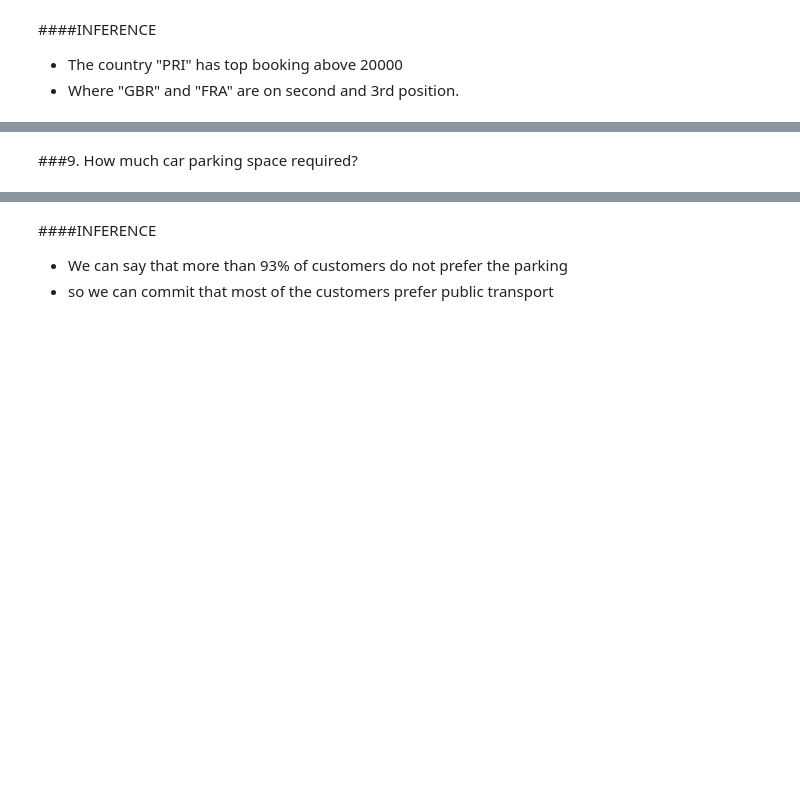
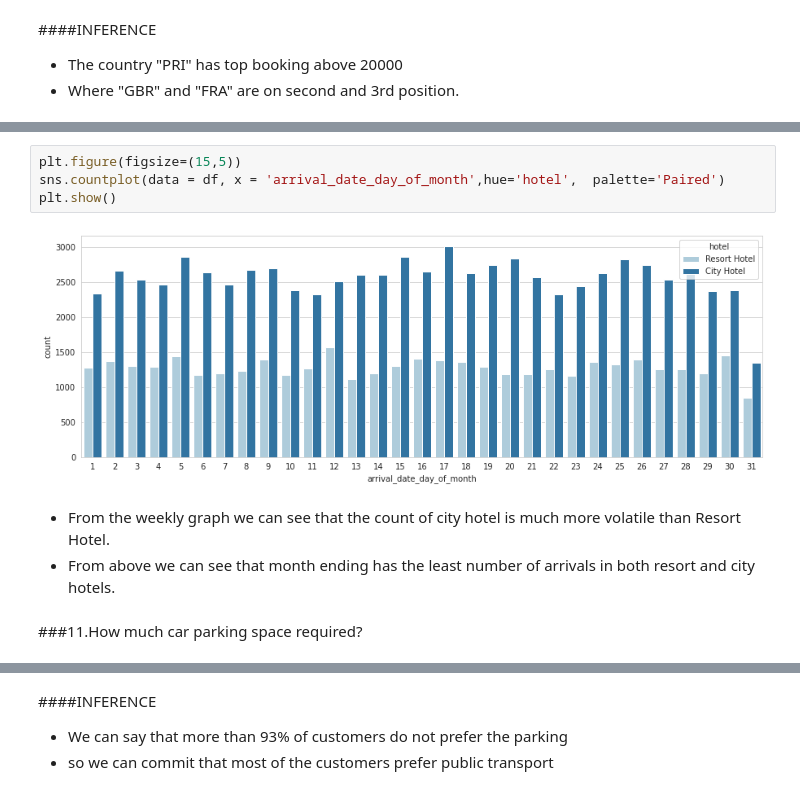
Before and after one commit to MohanVishe/Exploratory-Data-Analysis----Hotel-Booking-Dataset, a Jupyter notebook: Hotel_Booking_Analysis_Team_Project.ipynb, the cells around one changed output, grey strips where cells are left out. Cells and saved outputs as stored; diff of their text form; blank space fills up the shorter version.

```diff
--- a/Hotel_Booking_Analysis_Team_Project.ipynb
+++ b/Hotel_Booking_Analysis_Team_Project.ipynb
@@ -390,5 +433,14 @@ plt.show()
+# %%
+plt.figure(figsize=(15,5))
+sns.countplot(data = df, x = 'arrival_date_day_of_month',hue='hotel',  palette='Paired')
+plt.show()
+# %% [output]
+[figure, added]
+# %% [markdown]
+* From the weekly graph we can see that the count of city hotel is much more volatile than Resort Hotel.
+* From above we can see that month ending has the least number of arrivals in both resort and city hotels.
 # %% [markdown]
-###9. How much car parking space required?
+###11.How much car parking space required?
 # %%
 labels = df['required_car_parking_spaces'].value_counts()[:3].index
 sizes = df['required_car_parking_spaces'].value_counts()[:3]
```
Also changed, not shown: parts of 22 cells of this notebook.
